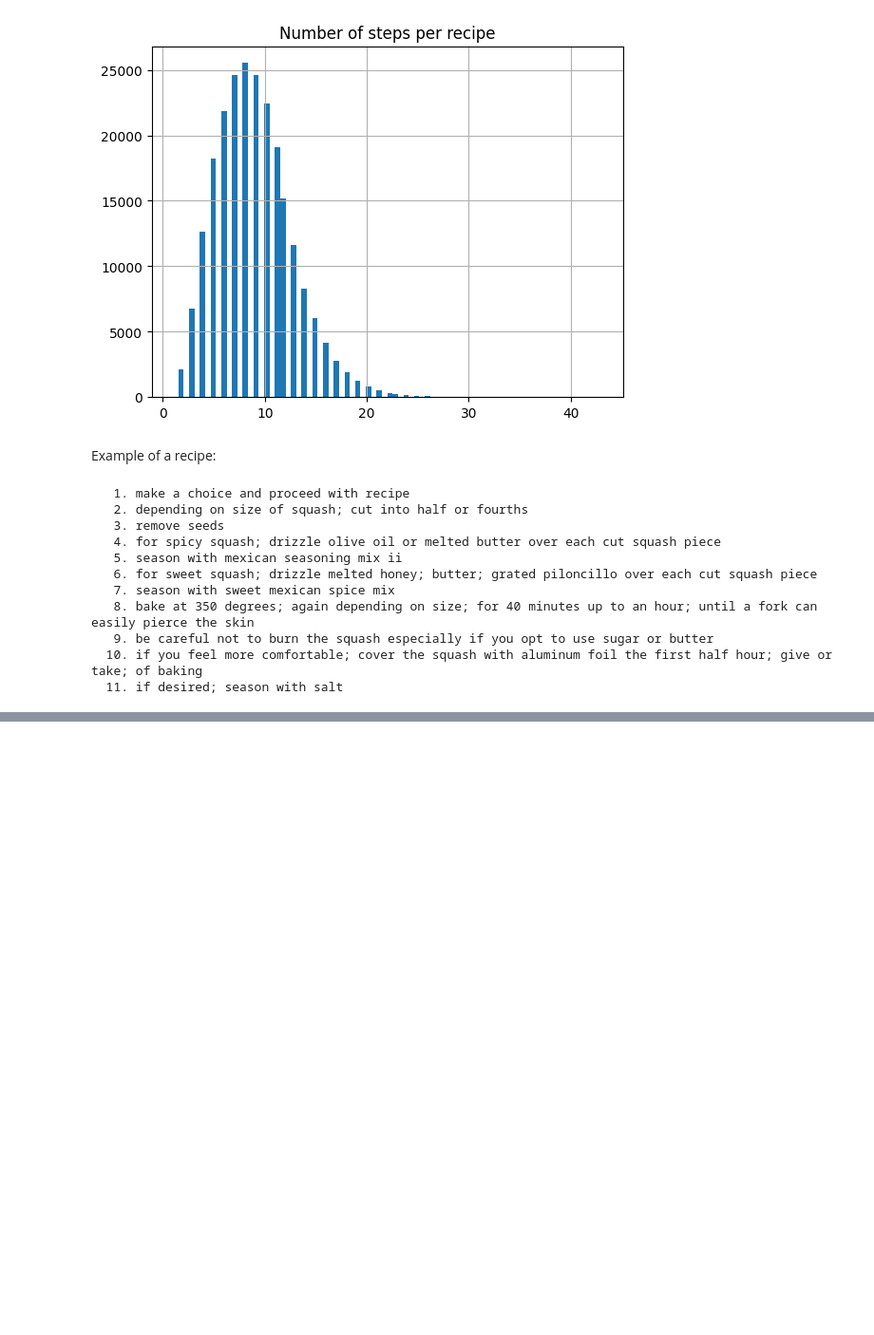
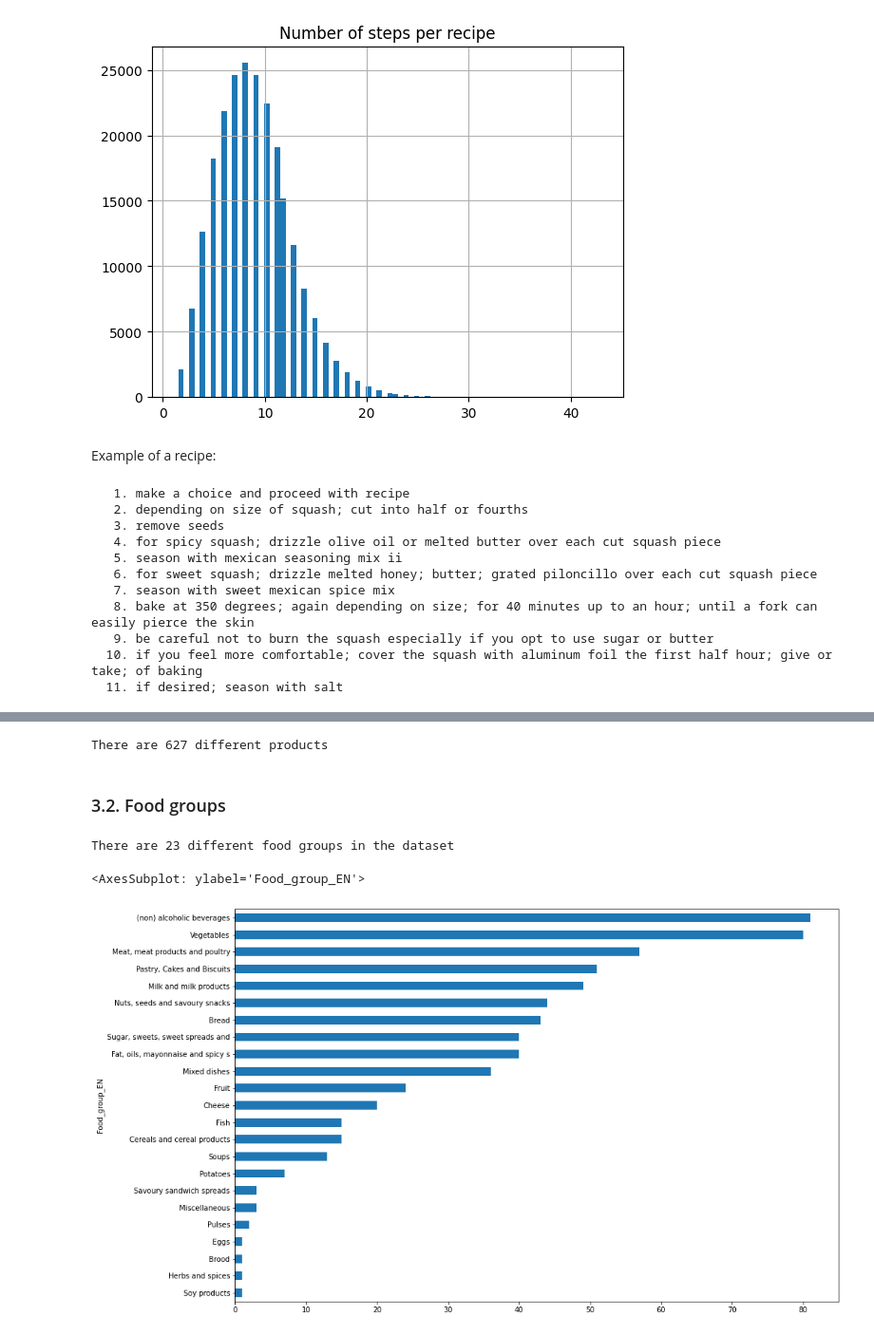
Before and after one commit to Tremirre/EaT-PIM-Revised, a Jupyter notebook: report.ipynb, the cells around one changed output, grey strips where cells are left out. Shown at 95% size. Cells and saved outputs as stored; diff of their text form; code cells hidden in the pictures; blank space fills up the shorter version.

Commit message:
Add EDA for Dutch Foods

```diff
--- a/report.ipynb
+++ b/report.ipynb
@@ -181,0 +183,3 @@ for i, step in enumerate(steps[0]):
+# %%
+ingredient_df = pd.read_csv('data/ingredients_taste/Dutch_Foods.csv').fillna(0)
+ingredient_df.head()
@@ -181,0 +218,15 @@ for i, step in enumerate(steps[0]):
+# %%
+ingredient_df = ingredient_df.drop(columns = ['Reference_control_foods', 'Food_code', 'Product_brand', 'NEVO_code', 'Product_description_NL','Food_group_code', 'Food_group_NL', 'Date', 'Serving_methods', 'Preparation_method', 'no_sweet', 'no_sour', 'no_bitter', 'no_umami', 'no_fat', 'no_salt'])
+value_taste_columns = ['m_sweet', 'm_sour', 'm_bitter', 'm_umami', 'm_fat', 'm_salt']
+print(f'There are {ingredient_df.shape[0]} different products')
+# %% [output]
+There are 627 different products
+# %% [markdown]
+### 3.2. Food groups
+# %%
+print(f"There are {len(ingredient_df.groupby('Food_group_EN'))} different food groups in the dataset")
+ingredient_df.groupby('Food_group_EN').count()['Product_description_EN'].sort_values().plot.barh(figsize = (15, 10))
+# %% [output]
+There are 23 different food groups in the dataset
+<AxesSubplot: ylabel='Food_group_EN'>
+[figure, added]
```
Also changed, not shown: parts of 9 cells of this notebook.
